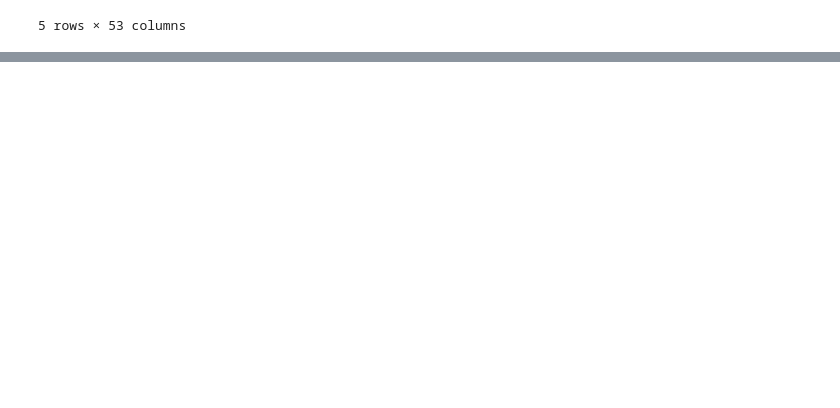
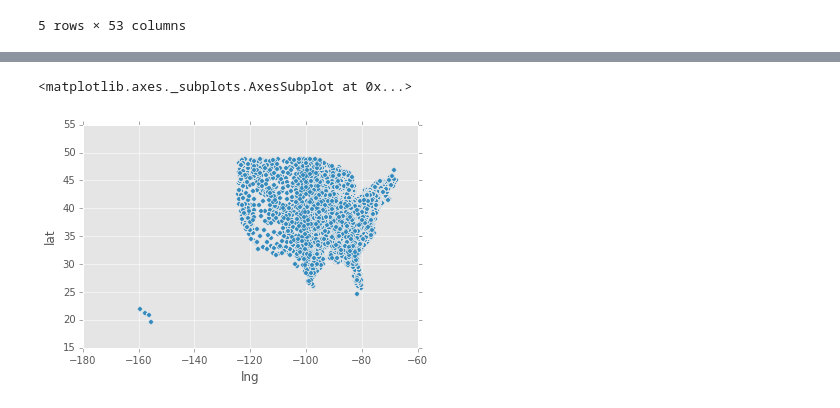
Before and after one commit to doolingdavid/synpuf, a Jupyter notebook: parsing.ipynb, the cells around one changed output, grey strips where cells are left out. Saved outputs shown, nothing was run; the diff lists cells and outputs as text; code cells hidden in the pictures; blank space fills up the shorter version.

```diff
--- a/parsing.ipynb
+++ b/parsing.ipynb
@@ -304,0 +310,5 @@ dfdingle.head()
+# %%
+dfdingle.plot.scatter('lng','lat')
+# %% [output]
+<matplotlib.axes._subplots.AxesSubplot at 0x...>
+[figure, added]
```
Also changed, not shown: parts of 1 cell of this notebook.
